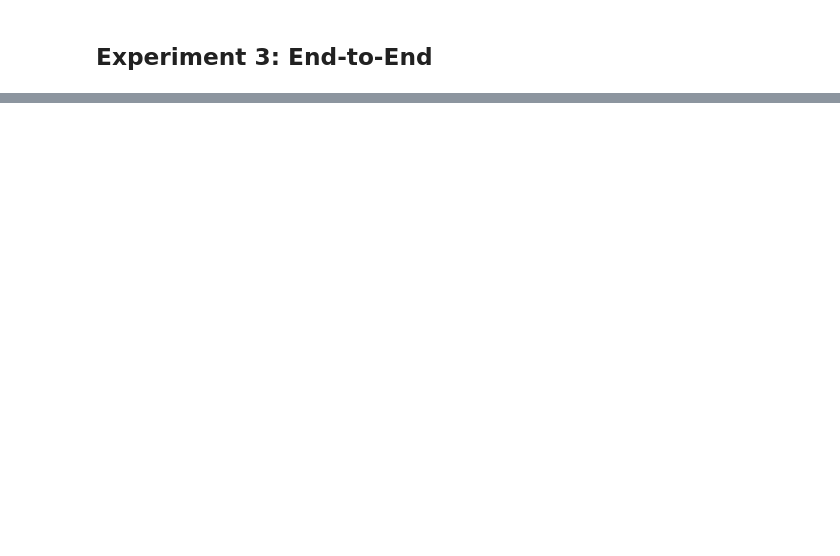
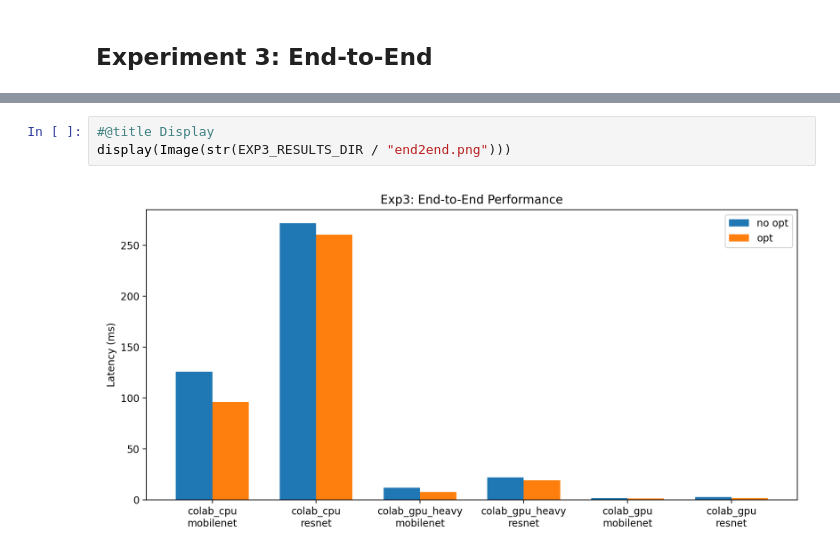
Before and after one commit to baoyunfan0101/tvm-osdi18-reproduction, a Jupyter notebook: pipeline_colab.ipynb, the cells around one changed output, grey strips where cells are left out. Saved outputs shown, nothing was run; the diff lists cells and outputs as text; blank space fills up the shorter version.

```diff
--- a/pipeline_colab.ipynb
+++ b/pipeline_colab.ipynb
@@ -116,0 +330,5 @@ display(Image(str(EXP3_RESULTS_DIR / "end2end.png")))
+# %%
+#@title Display
+display(Image(str(EXP3_RESULTS_DIR / "end2end.png")))
+# %% [output]
+[figure, added]
```
Also changed, not shown: parts of 25 cells of this notebook, 6 other files.
